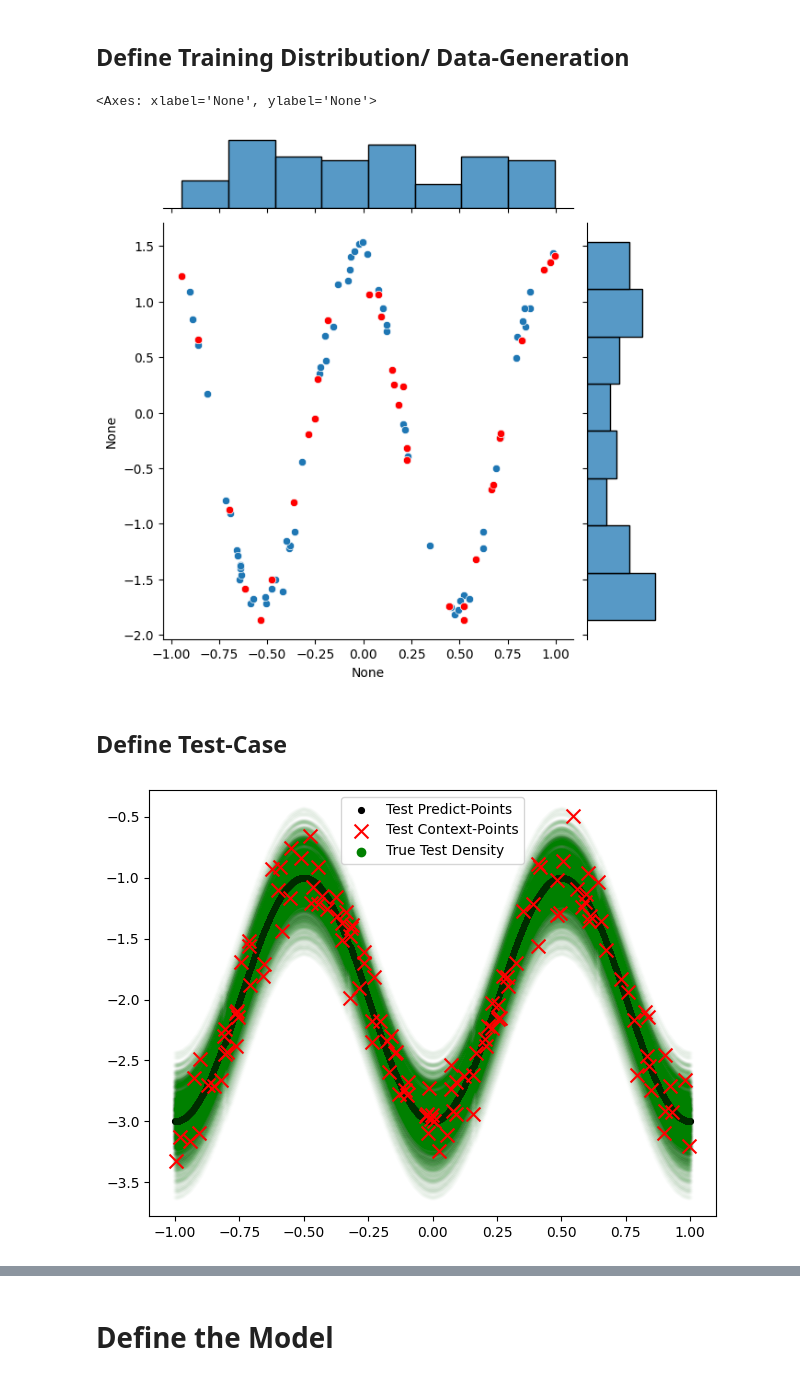
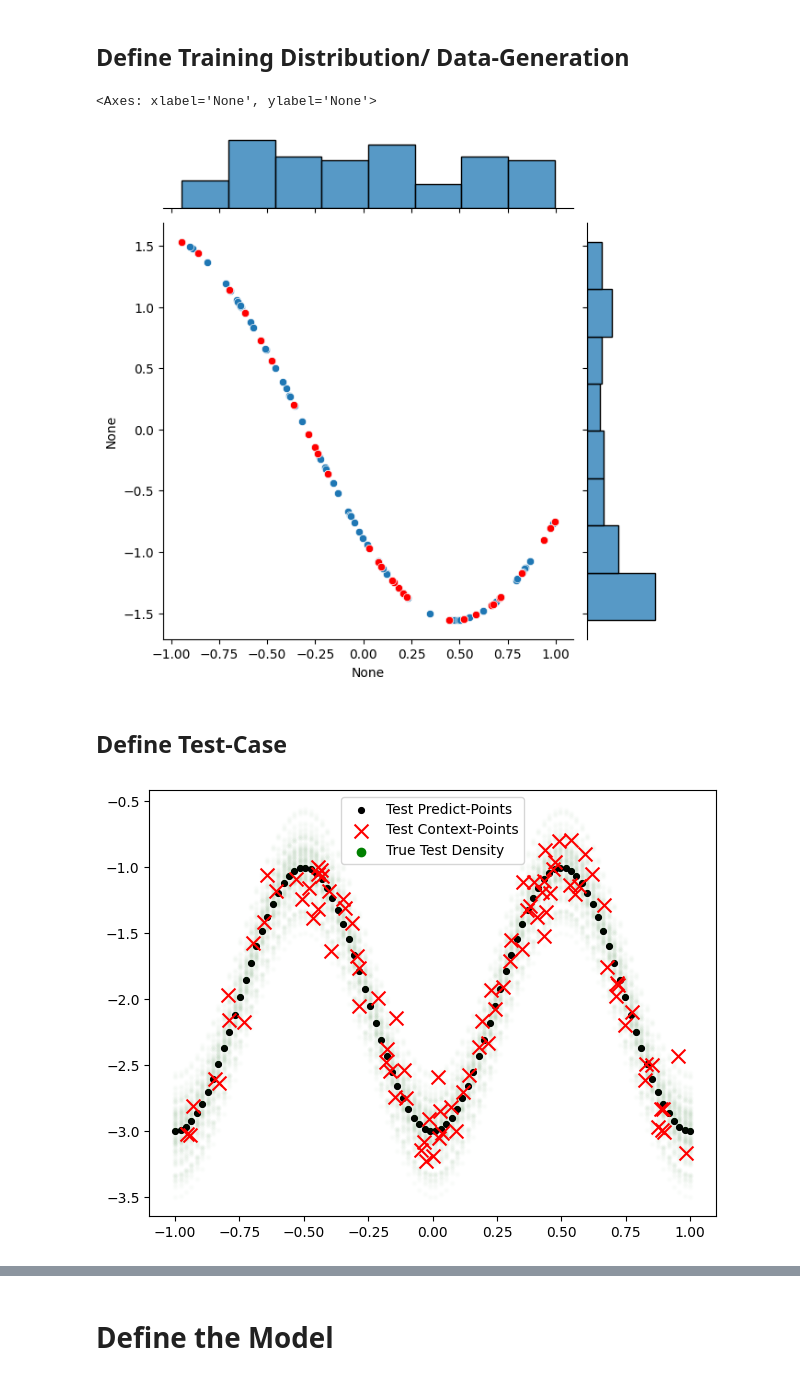
Before and after one commit to aszi09/CL_for_faster_Meta-learning, a Jupyter notebook: Neural-Process Simplified.ipynb, the cells around one changed output, grey strips where cells are left out. Saved outputs shown, nothing was run; the diff lists cells and outputs as text; code cells hidden in the pictures.

```diff
--- a/Neural-Process Simplified.ipynb
+++ b/Neural-Process Simplified.ipynb
@@ -99,7 +101,7 @@ def uniform(
 # )
 data_sampler = partial(
     joint,
-    WhiteNoise(f2, 0.1),
+    f5,
     partial(uniform, n=num_target_samples + num_context_samples, bounds=(-1, 1))
 )
 
@@ -113,7 +115,7 @@ sns.jointplot(x=xs, y=ys)
 sns.scatterplot(x=x_target, y=y_target, color='red')  # prediction targets
 # %% [output]
 <Axes: xlabel='None', ylabel='None'>
-[figure, old version]
+[figure, new version]
 # %% [markdown]
 ## Define Test-Case
 # %%
@@ -148,35 +150,36 @@ def f(
     # return choice * (jnp.sin(2 * jnp.pi * x / 2)) + (1 - choice) * (jnp.cos(2 * jnp.pi * 2 * x)) + corrupt * noise
     return(-2-jnp.cos(2 * jnp.pi * x)) + corrupt * noise
 
 
 
 rng, key_data, key_test, key_x = jax.random.split(rng, 4)
 
-keys_data = jax.random.split(key_data, (dataset_size,))
-keys_test = jax.random.split(key_test, (test_resolution,))
+keys_data = jax.random.split(key_data, (96,))
+keys_test = jax.random.split(key_test, (96,))
 
-xs = jax.random.uniform(key_x, (dataset_size,)) * 2 - 1
+
+xs = jax.random.uniform(key_x, (96,)) * 2 - 1
 ys = jax.vmap(f)(keys_data, xs)
 
-x_test = jnp.linspace(-1, 1, test_resolution)
+x_test = jnp.linspace(-1, 1, 96)
 y_test = jax.vmap(partial(f, corrupt=False))(keys_test, x_test)
 
 # Repeat the random keys for each x-point. Roughly gives an idea of the spread
 y_test_samples = jax.vmap(jax.vmap(
     partial(f, corrupt=True), in_axes=(0, None)), in_axes=(None, 0))(keys_test, x_test)
 
 # True Function
 plt.scatter(x_test, y_test, c='black', s=10, marker='o', linewidth=2, label='Test Predict-Points')
 plt.scatter(
     jnp.broadcast_to(x_test, y_test_samples.shape).T,
     y_test_samples, c='green', s=5, marker='o', linewidth=2, alpha=0.01,
 )
 plt.scatter(xs, ys, c='red', marker='x', s=100, label='Test Context-Points')
 
 plt.scatter([], [], c='green', marker='o', label='True Test Density')
 plt.legend()
 
 plt.tight_layout()
 plt.show()
 # %% [output]
-[figure, old version]
+[figure, new version]
```
Also changed, not shown: parts of 5 cells of this notebook, 9 other files.
